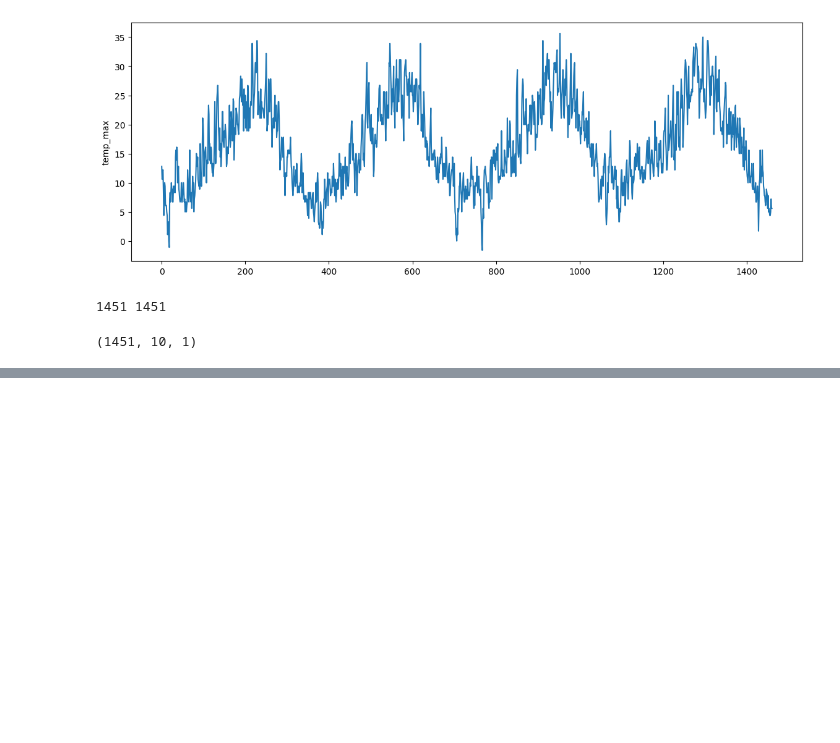
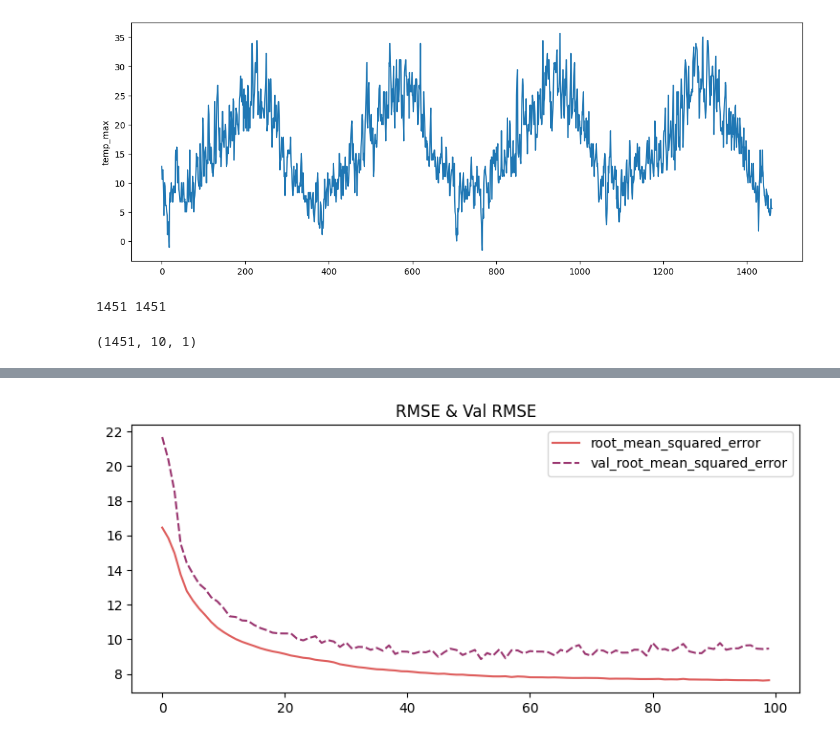
Before and after one commit to ShubhamSinha8081/Automated_Hyperparameter_Tuning-Time-Series-LSTM, a Jupyter notebook: LSTM.ipynb, the cells around one changed output, grey strips where cells are left out. Cells and saved outputs as stored; diff of their text form; code cells hidden in the pictures; blank space fills up the shorter version.

Commit message:
Extracted RMSE metrics for training and validation visualization.

```diff
--- a/LSTM.ipynb
+++ b/LSTM.ipynb
@@ -116,0 +117,11 @@ Epoch 100/100
+# %%
+his = pd.DataFrame(history.history)
+his.columns
+history_rmse =  his[['root_mean_squared_error', 'val_root_mean_squared_error']]
+
+plt.figure(figsize=(9,8))
+plt.subplot(2,1,2)
+plt.title("RMSE & Val RMSE")
+sns.lineplot(history_rmse,palette="flare");
+# %% [output]
+[figure, added]
```
Also changed, not shown: parts of 3 cells of this notebook.
